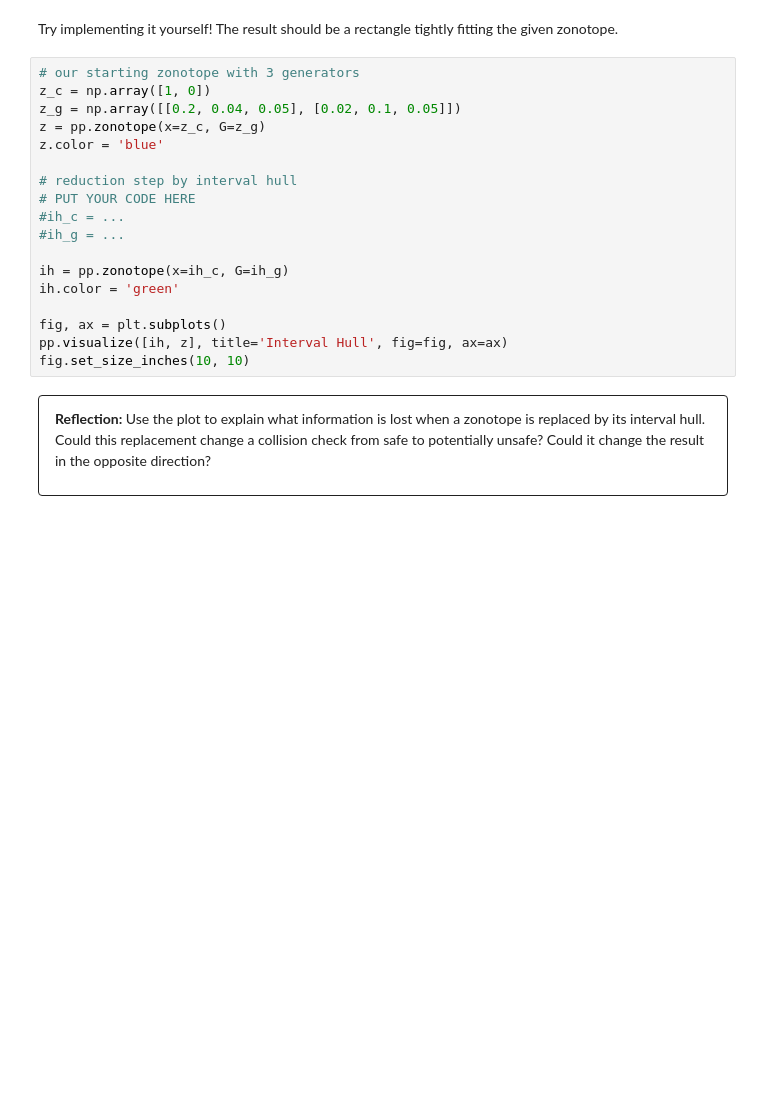
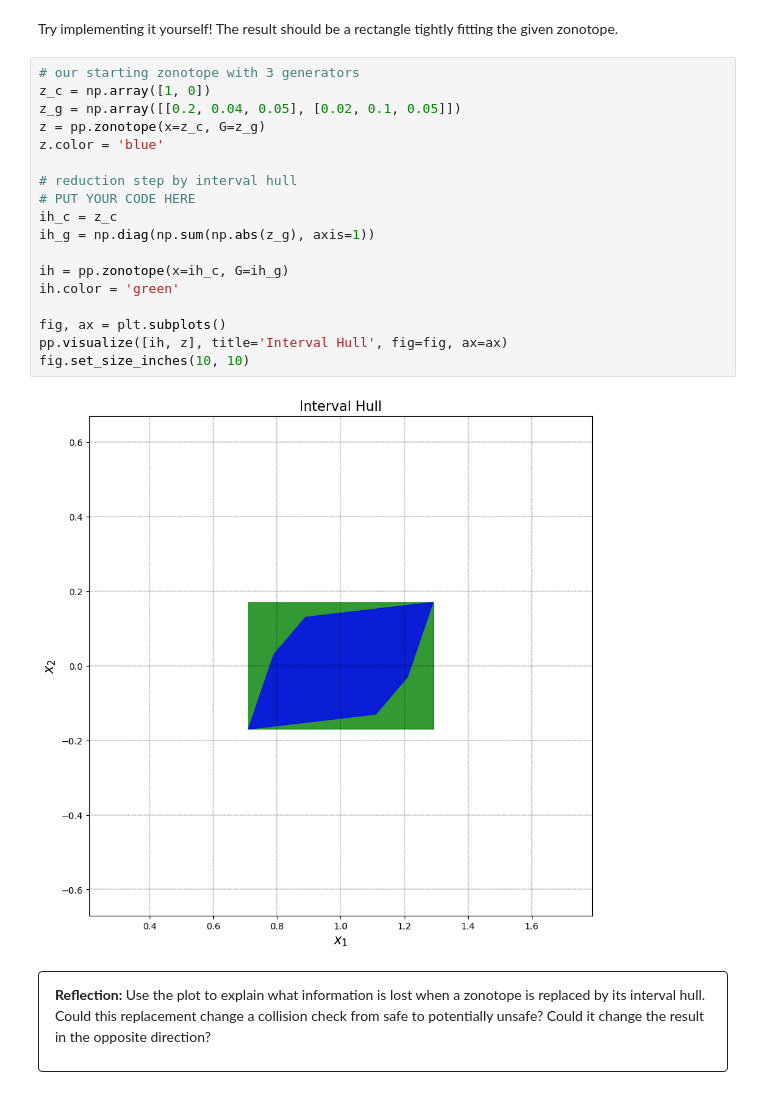
Before and after one commit to Sanjana20304/C-DAC-Notes, a Jupyter notebook: tut1_reachability_Elevel.ipynb, the cells around one changed output. Cells and saved outputs as stored; diff of their text form; blank space fills up the shorter version.

```diff
--- a/tut1_reachability_Elevel.ipynb
+++ b/tut1_reachability_Elevel.ipynb
@@ -178,21 +178,23 @@ Try implementing it yourself! The result should be a rectangle tightly fitting t
 # %%
 # our starting zonotope with 3 generators
 z_c = np.array([1, 0])
 z_g = np.array([[0.2, 0.04, 0.05], [0.02, 0.1, 0.05]])
 z = pp.zonotope(x=z_c, G=z_g)
 z.color = 'blue'
 
 # reduction step by interval hull
 # PUT YOUR CODE HERE
-#ih_c = ...
-#ih_g = ...
+ih_c = z_c
+ih_g = np.diag(np.sum(np.abs(z_g), axis=1))
 
 ih = pp.zonotope(x=ih_c, G=ih_g)
 ih.color = 'green'
 
 fig, ax = plt.subplots()
 pp.visualize([ih, z], title='Interval Hull', fig=fig, ax=ax)
 fig.set_size_inches(10, 10)
+# %% [output]
+[figure, added]
 # %% [markdown]
 <style>.tut1-reflection > :last-child { margin-bottom: 0; }</style>
 
```
Also changed, not shown: parts of 7 cells of this notebook.
